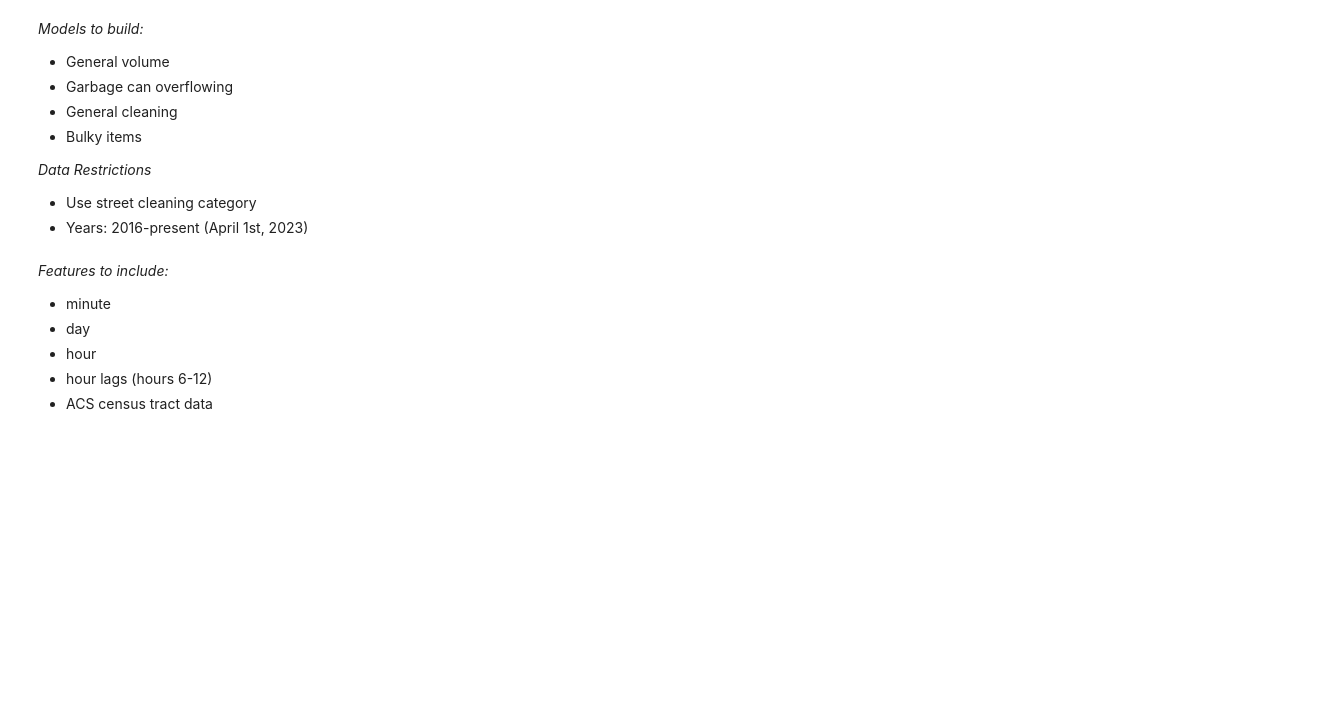
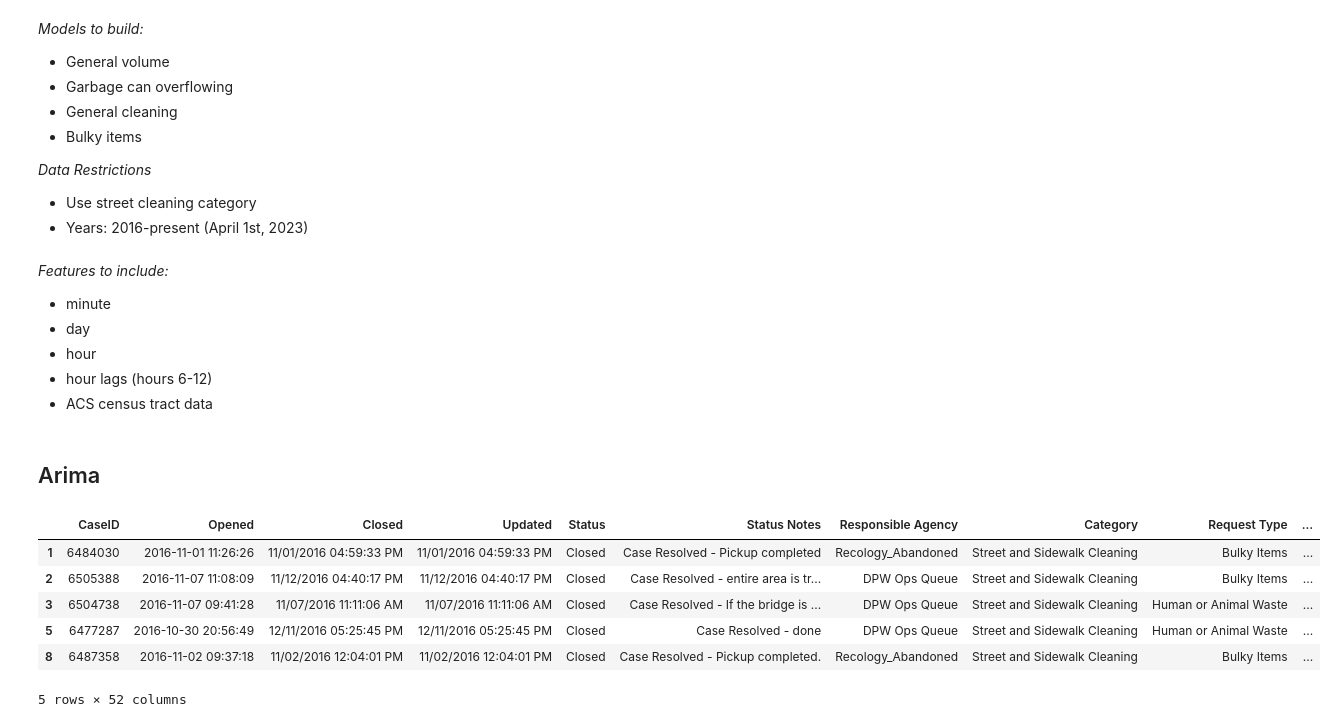
Before and after one commit to peter-amerkhanian/San-Francisco-Service-Analysis, a Jupyter notebook: Final_Project_Jared.ipynb, the cells around one changed output. Cells and saved outputs as stored; diff of their text form; code cells hidden in the pictures; blank space fills up the shorter version.

Commit message:
ARIMA again

```diff
--- a/Final_Project_Jared.ipynb
+++ b/Final_Project_Jared.ipynb
@@ -4 +6,5 @@ import pandas as pd
+# %%
+path = "data/311_Cases.csv"
+# %%
+df = pd.read_csv(path)
 # %%
@@ -233,3 +188,5 @@ See the caveats in the documentation: https://pandas.pydata.org/pandas-docs/stab
  * hour
  * hour lags (hours 6-12)
  * ACS census tract data
+# %% [markdown]
+## Arima
@@ -235,0 +195,10 @@ See the caveats in the documentation: https://pandas.pydata.org/pandas-docs/stab
+# %%
+ssc_df.head()
+# %% [output]
+|  | CaseID | Opened | Closed | Updated | Status | Status Notes | Responsible Agency | Category | Request Type | ... |
+| 1 | 6484030 | 2016-11-01 11:26:26 | 11/01/2016 04:59:33 PM | 11/01/2016 04:59:33 PM | Closed | Case Resolved - Pickup completed | Recology_Abandoned | Street and Sidewalk Cleaning | Bulky Items | ... |
+| 2 | 6505388 | 2016-11-07 11:08:09 | 11/12/2016 04:40:17 PM | 11/12/2016 04:40:17 PM | Closed | Case Resolved - entire area is tr... | DPW Ops Queue | Street and Sidewalk Cleaning | Bulky Items | ... |
+| 3 | 6504738 | 2016-11-07 09:41:28 | 11/07/2016 11:11:06 AM | 11/07/2016 11:11:06 AM | Closed | Case Resolved - If the bridge is ... | DPW Ops Queue | Street and Sidewalk Cleaning | Human or Animal Waste | ... |
+| 5 | 6477287 | 2016-10-30 20:56:49 | 12/11/2016 05:25:45 PM | 12/11/2016 05:25:45 PM | Closed | Case Resolved - done | DPW Ops Queue | Street and Sidewalk Cleaning | Human or Animal Waste | ... |
+| 8 | 6487358 | 2016-11-02 09:37:18 | 11/02/2016 12:04:01 PM | 11/02/2016 12:04:01 PM | Closed | Case Resolved - Pickup completed. | Recology_Abandoned | Street and Sidewalk Cleaning | Bulky Items | ... |
+5 rows × 52 columns
```
Also changed, not shown: parts of 29 cells of this notebook, 1 other file.
